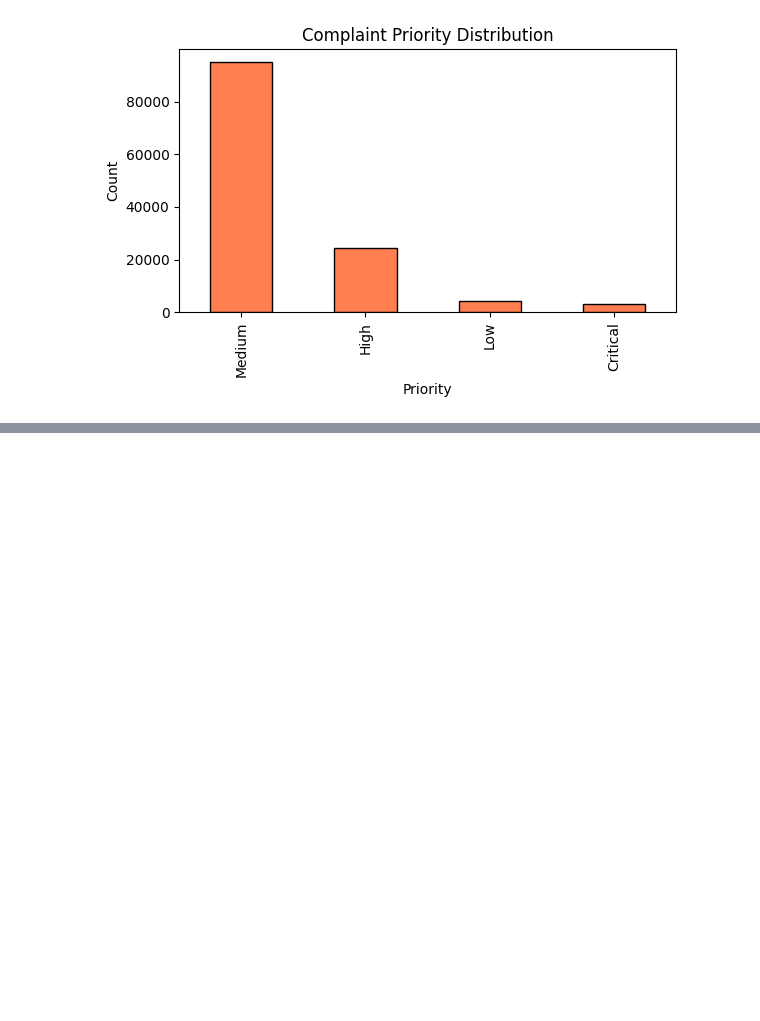
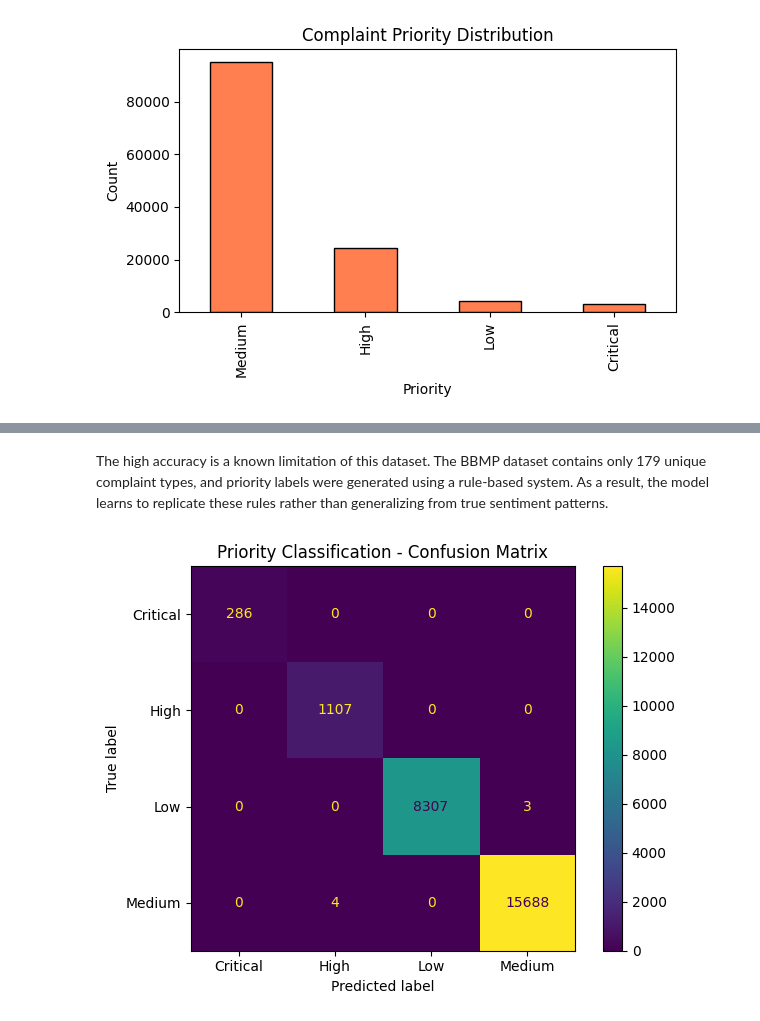
Before and after one commit to utkh-gt/grievance-nlp-system, a Jupyter notebook: notebooks/Week3_Urgency_Scoring.ipynb, the cells around one changed output, grey strips where cells are left out. Drawn from its saved outputs; the diff is of its cells as text; code cells hidden in the pictures; blank space fills up the shorter version.

Commit message:
Week3: Trained TF-IDF + Logistic Regression model for priority classification with classification report and confusion matrix

```diff
--- a/notebooks/Week3_Urgency_Scoring.ipynb
+++ b/notebooks/Week3_Urgency_Scoring.ipynb
@@ -95,0 +94,17 @@ plt.show()
+# %%
+vectorizer_priority = TfidfVectorizer()
+X = vectorizer_priority.fit_transform(df['clean_text'])
+y = df['priority']
+
+X_train, X_test, y_train, y_test = train_test_split(
+    X, y, test_size=0.2, random_state=42
+)
+
+priority_model = LogisticRegression(max_iter=1000)
+priority_model.fit(X_train, y_train)
+
+y_pred = priority_model.predict(X_test)
+
+print("Accuracy:", accuracy_score(y_test, y_pred))
+print("\nClassification Report:")
+print(classification_report(y_test, y_pred))
@@ -95,0 +125,12 @@ plt.show()
+# %% [markdown]
+The high accuracy is a known limitation of this dataset. The BBMP dataset
+contains only 179 unique complaint types, and priority labels were generated using a rule-based system. As a result, the model learns to replicate these
+rules rather than generalizing from true sentiment patterns.
+# %%
+ConfusionMatrixDisplay.from_estimator(priority_model, X_test, y_test)
+plt.title("Priority Classification - Confusion Matrix")
+plt.tight_layout()
+plt.savefig('confusion_matrix.png')
+plt.show()
+# %% [output]
+[figure, added]
```
Also changed, not shown: parts of 3 cells of this notebook.
